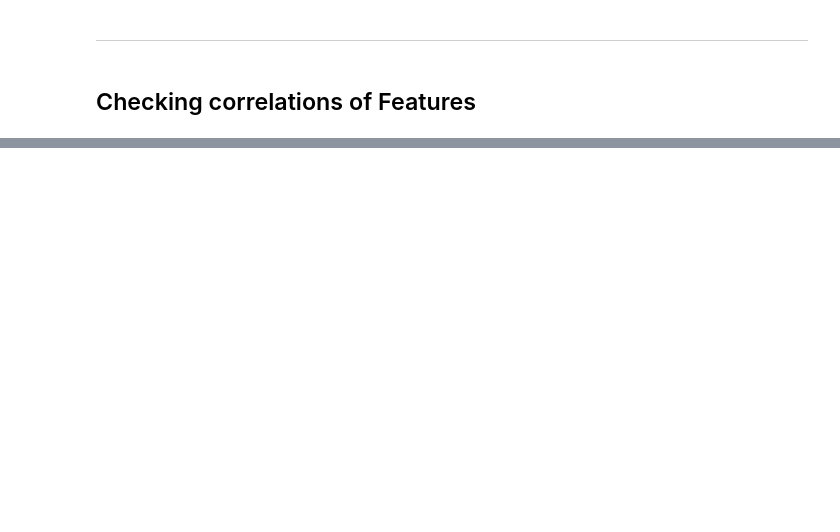
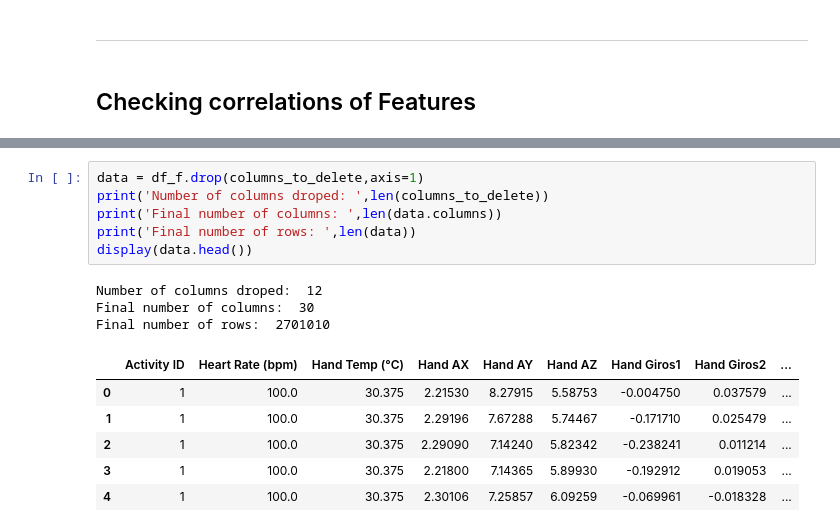
Before and after one commit to ijcernicharo/datamad18_ijcernicharo, a Jupyter notebook: final-project/my_project/FINAL PROJECT.ipynb, the cells around one changed output, grey strips where cells are left out. Cells and saved outputs as stored; diff of their text form; blank space fills up the shorter version.

```diff
--- a/final-project/my_project/FINAL PROJECT.ipynb
+++ b/final-project/my_project/FINAL PROJECT.ipynb
@@ -554,0 +589,16 @@ plt.show()
+# %%
+data = df_f.drop(columns_to_delete,axis=1)
+print('Number of columns droped: ',len(columns_to_delete))
+print('Final number of columns: ',len(data.columns))
+print('Final number of rows: ',len(data))
+display(data.head())
+# %% [output]
+Number of columns droped:  12
+Final number of columns:  30
+Final number of rows:  2701010
+|  | Activity ID | Heart Rate (bpm) | Hand Temp (°C) | Hand AX | Hand AY | Hand AZ | Hand Giros1 | Hand Giros2 | ... |
+| 0 | 1 | 100.0 | 30.375 | 2.21530 | 8.27915 | 5.58753 | -0.004750 | 0.037579 | ... |
+| 1 | 1 | 100.0 | 30.375 | 2.29196 | 7.67288 | 5.74467 | -0.171710 | 0.025479 | ... |
+| 2 | 1 | 100.0 | 30.375 | 2.29090 | 7.14240 | 5.82342 | -0.238241 | 0.011214 | ... |
+| 3 | 1 | 100.0 | 30.375 | 2.21800 | 7.14365 | 5.89930 | -0.192912 | 0.019053 | ... |
+| 4 | 1 | 100.0 | 30.375 | 2.30106 | 7.25857 | 6.09259 | -0.069961 | -0.018328 | ... |
```
Also changed, not shown: parts of 24 cells of this notebook.
